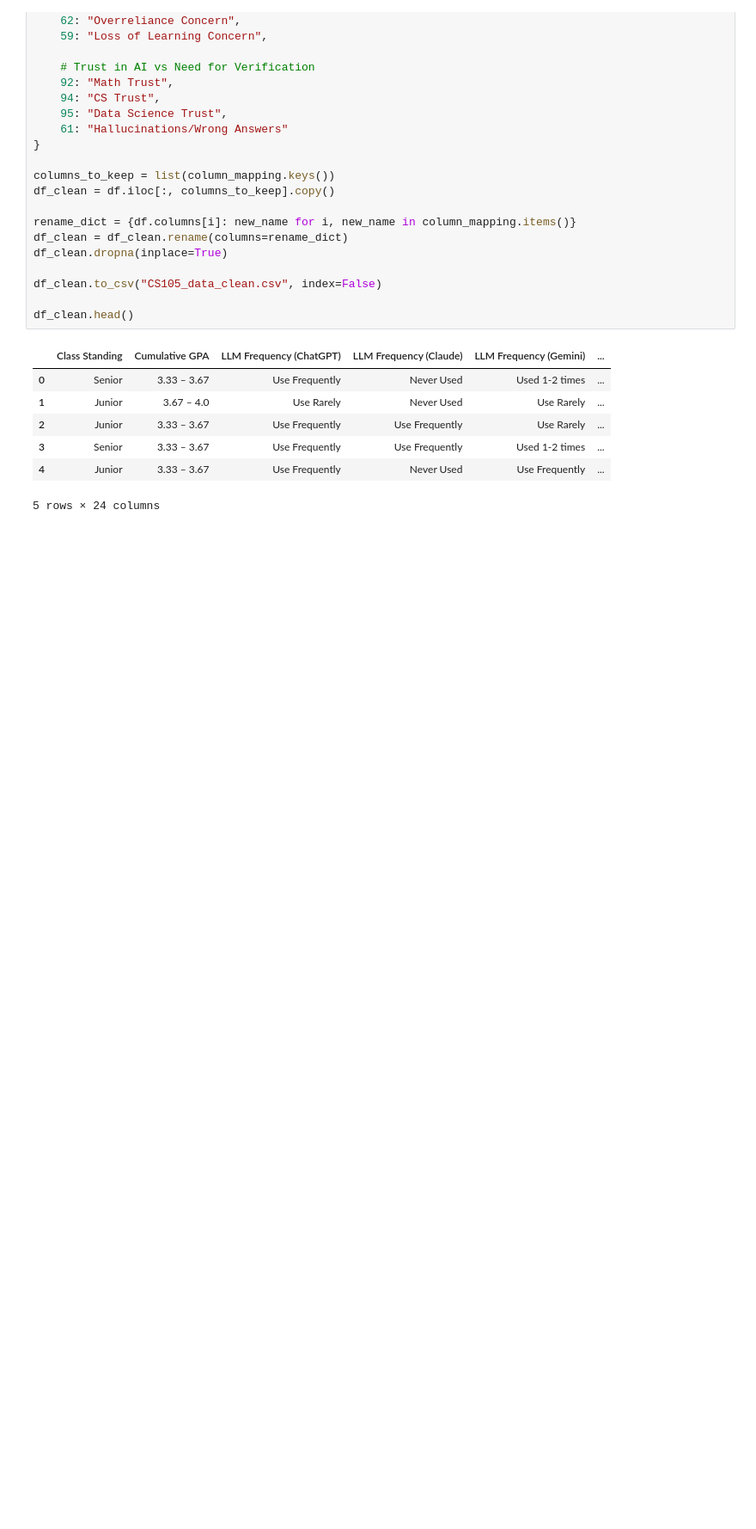
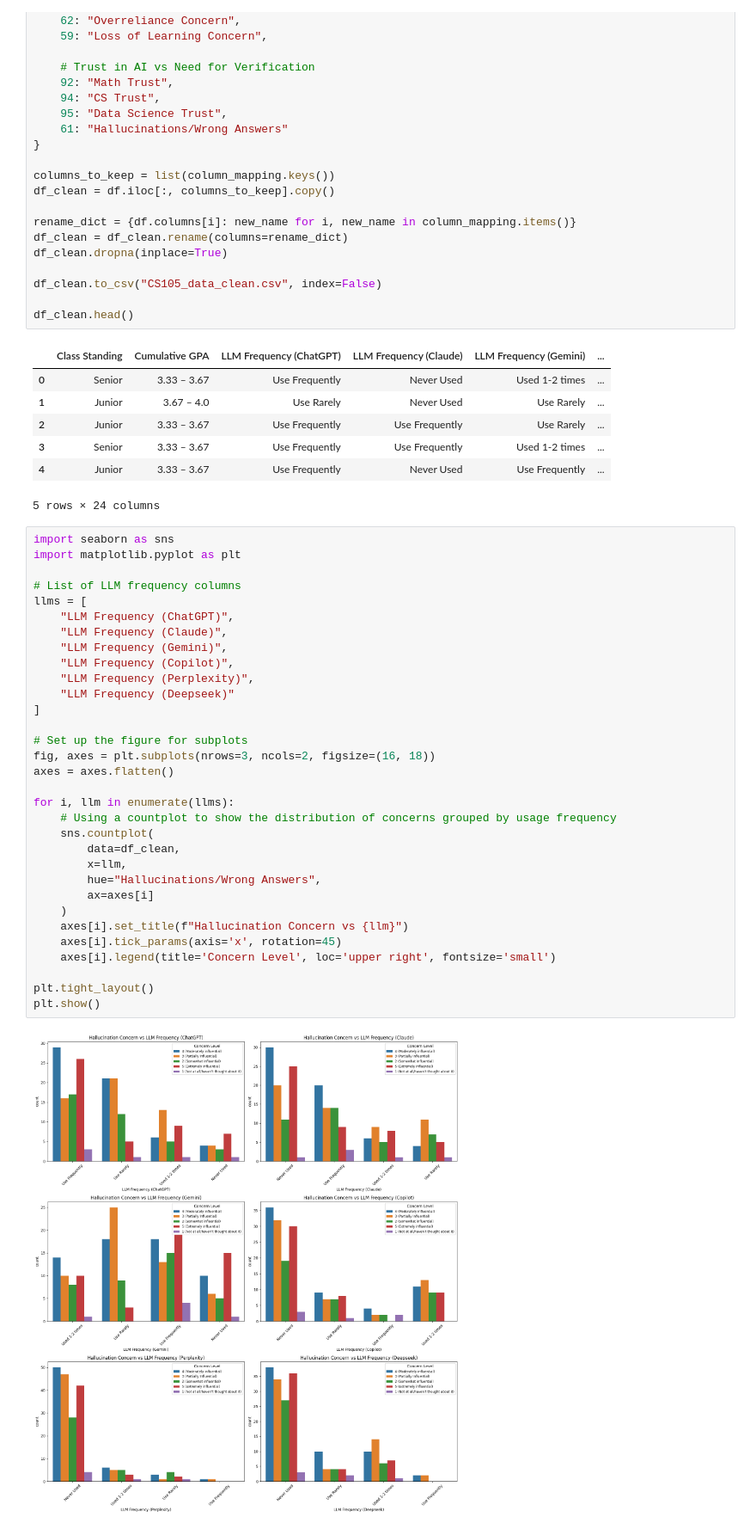
Before and after one commit to SangeetBarkataki10/CS105Minproject-SSTMA, a Jupyter notebook: SSTMA_CS105.ipynb, the cells around one changed output. Shown at 86% size. Cells and saved outputs as stored; diff of their text form; blank space fills up the shorter version.

```diff
--- a/SSTMA_CS105.ipynb
+++ b/SSTMA_CS105.ipynb
@@ -59,3 +59,37 @@ df_clean.head()
 | 3 | Senior | 3.33 – 3.67 | Use Frequently | Use Frequently | Used 1-2 times | ... |
 | 4 | Junior | 3.33 – 3.67 | Use Frequently | Never Used | Use Frequently | ... |
 5 rows × 24 columns
+# %%
+import seaborn as sns
+import matplotlib.pyplot as plt
+
+# List of LLM frequency columns
+llms = [
+    "LLM Frequency (ChatGPT)",
+    "LLM Frequency (Claude)",
+    "LLM Frequency (Gemini)",
+    "LLM Frequency (Copilot)",
+    "LLM Frequency (Perplexity)",
+    "LLM Frequency (Deepseek)"
+]
+
+# Set up the figure for subplots
+fig, axes = plt.subplots(nrows=3, ncols=2, figsize=(16, 18))
+axes = axes.flatten()
+
+for i, llm in enumerate(llms):
+    # Using a countplot to show the distribution of concerns grouped by usage frequency
+    sns.countplot(
+        data=df_clean,
+        x=llm,
+        hue="Hallucinations/Wrong Answers",
+        ax=axes[i]
+    )
+    axes[i].set_title(f"Hallucination Concern vs {llm}")
+    axes[i].tick_params(axis='x', rotation=45)
+    axes[i].legend(title='Concern Level', loc='upper right', fontsize='small')
+
+plt.tight_layout()
+plt.show()
+# %% [output]
+[figure, added]
```
Also changed, not shown: parts of 5 cells of this notebook.
